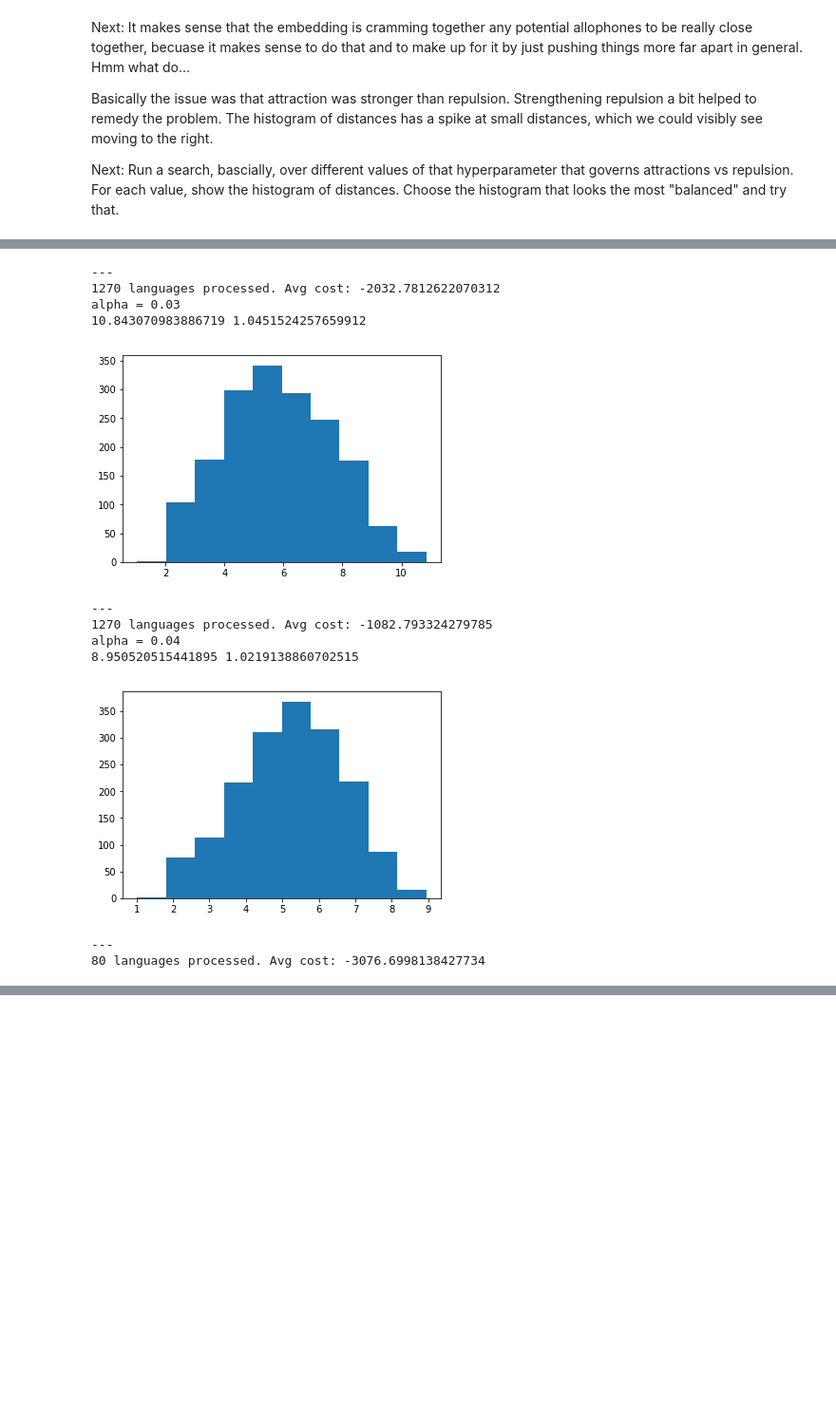
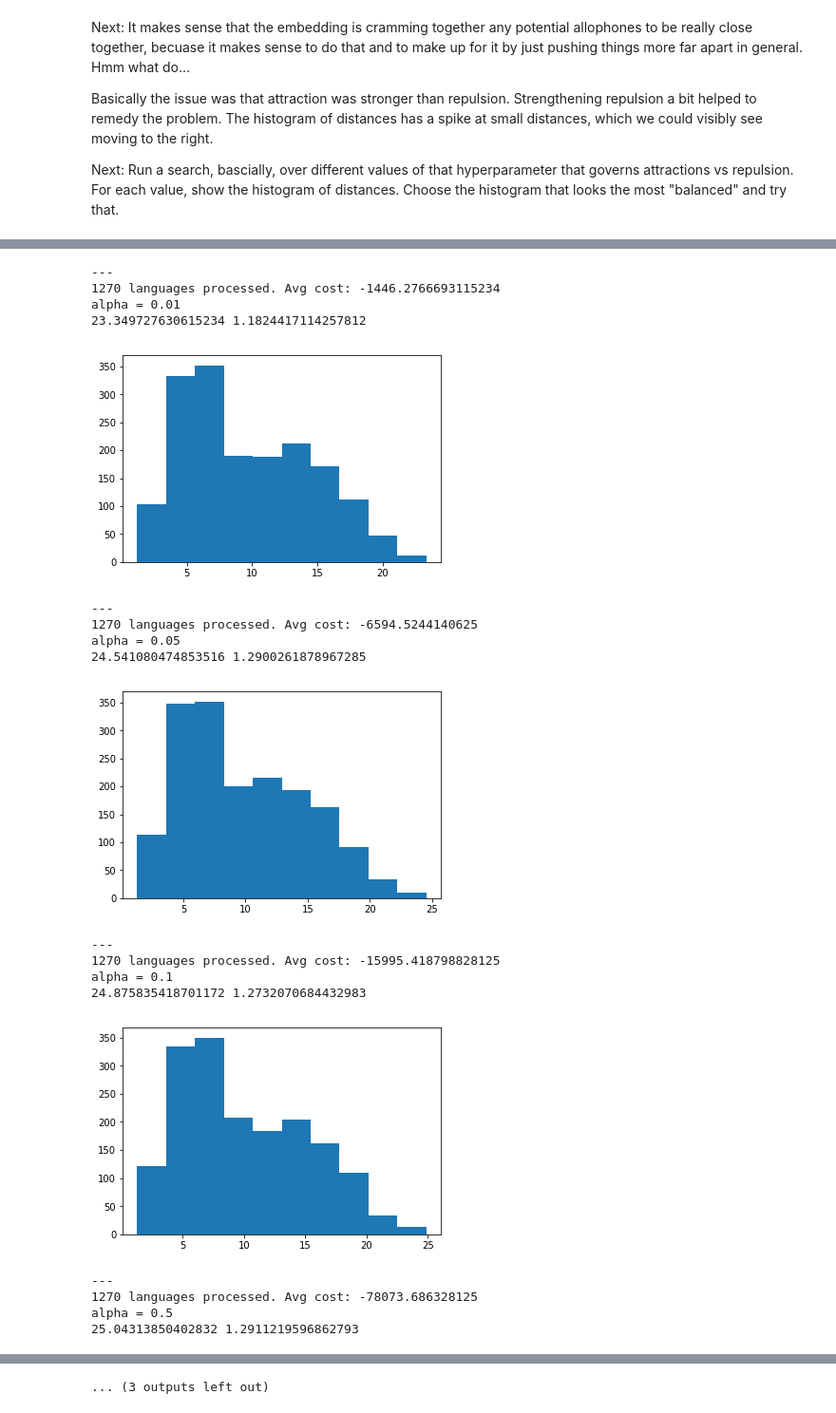
Before and after one commit to ebrahimebrahim/wordgen2, a Jupyter notebook: exploration3.ipynb, the cells around one changed output, grey strips where cells are left out. Shown at 95% size. Saved outputs shown, nothing was run; the diff lists cells and outputs as text; code cells hidden in the pictures; blank space fills up the shorter version.

```diff
--- a/exploration3.ipynb
+++ b/exploration3.ipynb
@@ -72,0 +89,34 @@ tensor([[ 0.9676,  1.0169, -1.0368,  1.0090, -0.8588, -1.0098, -0.9148,  0.1319,
+# %%
+import csv
+
+feat_vals = {'+':1,'-':-1,'0':0}
+
+to_phoible_feats_dict = {}
+
+f = open('phoible.csv')
+reader = csv.reader(f)
+head = next(reader)
+phoneme_index = head.index('Phoneme')
+langkey_index = head.index('ISO6393')
+first_feat_index = head.index('tone')
+last_feat_index = head.index('click')
+skipped_msg = SuppressedMessenger("bad feature labels", 10)
+contradiction_msg = SuppressedMessenger("phoible contradictions", 30)
+print("Building mapping from phoible phonemes to feature space...")
+for i,row in enumerate(reader):
+    phoneme = row[phoneme_index]
+    raw_feats = row[first_feat_index:last_feat_index+1]
+#     if any(len(feat)>1 for feat in raw_feats):
+#         skipped_msg.print("Skipping phoneme "+phoneme+": multiple feature labels")
+    #Instead lets add together multiple feature labels
+
+    try:
+        feats = np.array([sum(feat_vals[v] for v in val.split(',')) for val in raw_feats],dtype=np.dtype('float32'))
+    except KeyError:
+        skipped_msg.print("Skipping phoneme "+phoneme+": weird feature label")
+    if phoneme in to_phoible_feats_dict.keys():
+        if not np.array_equal(feats,to_phoible_feats_dict[phoneme]):
+            contradiction_msg.print("Phoible contradiction for phoneme "+phoneme+"; language "+row[langkey_index]+" conflicts w/ prev entry")
+    else:
+        to_phoible_feats_dict[phoneme] = feats
+f.close()
@@ -72,0 +128,3 @@ tensor([[ 0.9676,  1.0169, -1.0368,  1.0090, -0.8588, -1.0098, -0.9148,  0.1319,
+# %%
+num_features = len(to_phoible_feats_dict['a'])
+len(to_phoible_feats_dict),num_features
@@ -264,13 +378,13 @@ Basically the issue was that attraction was stronger than repulsion. Strengtheni
 
 Next: Run a search, bascially, over different values of that hyperparameter that governs attractions vs repulsion. For each value, show the histogram of distances. Choose the histogram that looks the most "balanced" and try that.
 # %%
-for alpha in np.arange(0.01,0.11,0.01):
+for alpha in [0.001,0.005,0.01,0.05,0.1,0.5,1]:
 
     emb = EmbedPhones(num_features)
-    lr = 0.0001
+    lr = 0.0002
     optimizer = optim.Adam(emb.parameters(),lr=lr,weight_decay=1.)
 
-    epochs = 1
+    epochs = 2
     costs = []
     for e in range(epochs):
         for step_num,allophone_data in enumerate(allophone_data_by_language_shuffled()):
@@ -327,12 +441,19 @@ alpha = 0.02
 ---
-1270 languages processed. Avg cost: -2032.7812622070312
-alpha = 0.03
-10.843070983886719 1.0451524257659912
+1270 languages processed. Avg cost: -1446.2766693115234
+alpha = 0.01
+23.349727630615234 1.1824417114257812
-[figure, old version]
+[figure, new version]
 ---
-1270 languages processed. Avg cost: -1082.793324279785
-alpha = 0.04
-8.950520515441895 1.0219138860702515
+1270 languages processed. Avg cost: -6594.5244140625
+alpha = 0.05
+24.541080474853516 1.2900261878967285
-[figure, old version]
+[figure, new version]
 ---
-80 languages processed. Avg cost: -3076.6998138427734
+1270 languages processed. Avg cost: -15995.418798828125
+alpha = 0.1
+24.875835418701172 1.2732070684432983
+[figure, added]
+---
+1270 languages processed. Avg cost: -78073.686328125
+alpha = 0.5
+25.04313850402832 1.2911219596862793
@@ -338,0 +461 @@ alpha = 0.04
+... (3 outputs left out)
```
Also changed, not shown: parts of 18 cells of this notebook, 1 other file.
